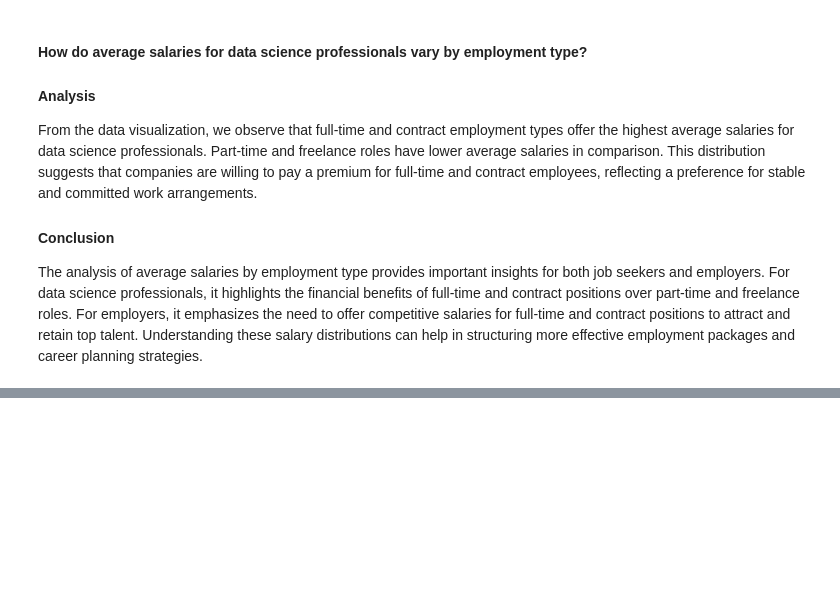
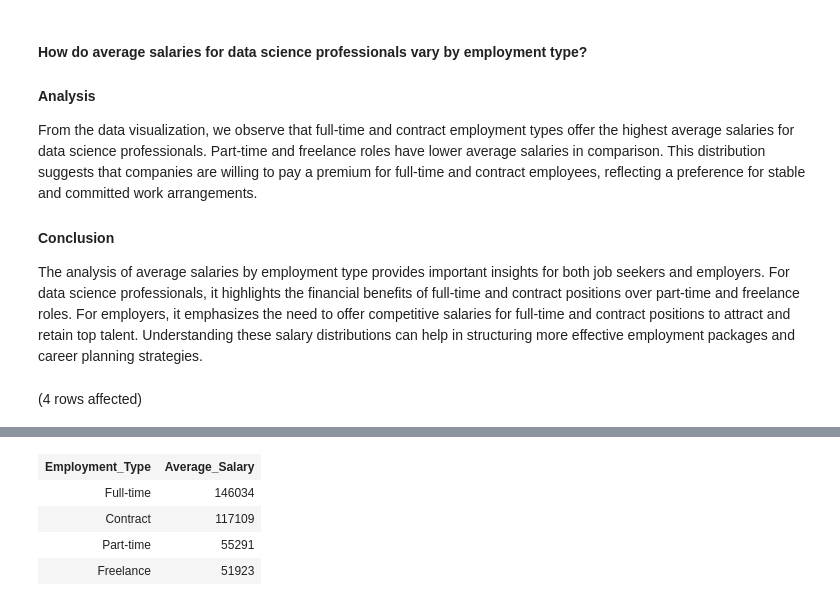
Before and after one commit to Sydcod/AzureProject, a Jupyter notebook: Azure_Project.ipynb, the cells around one changed output, grey strips where cells are left out. Drawn from its saved outputs; the diff is of its cells as text; code cells hidden in the pictures; blank space fills up the shorter version.

```diff
--- a/Azure_Project.ipynb
+++ b/Azure_Project.ipynb
@@ -149,3 +149,9 @@ From the data visualization, we observe that full-time and contract employment t
 #### Conclusion
 
 The analysis of average salaries by employment type provides important insights for both job seekers and employers. For data science professionals, it highlights the financial benefits of full-time and contract positions over part-time and freelance roles. For employers, it emphasizes the need to offer competitive salaries for full-time and contract positions to attract and retain top talent. Understanding these salary distributions can help in structuring more effective employment packages and career planning strategies.
+# %%
+SELECT employment_type AS Employment_Type, AVG(salary_in_usd) AS Average_Salary
+FROM dbo.data_science_salaries
+GROUP BY employment_type;
+# %% [output]
+(4 rows affected)
@@ -151,0 +159,5 @@ The analysis of average salaries by employment type provides important insights
+| Employment_Type | Average_Salary |
+| Full-time | 146034 |
+| Contract | 117109 |
+| Part-time | 55291 |
+| Freelance | 51923 |
```
Also changed, not shown: parts of 2 cells of this notebook.
